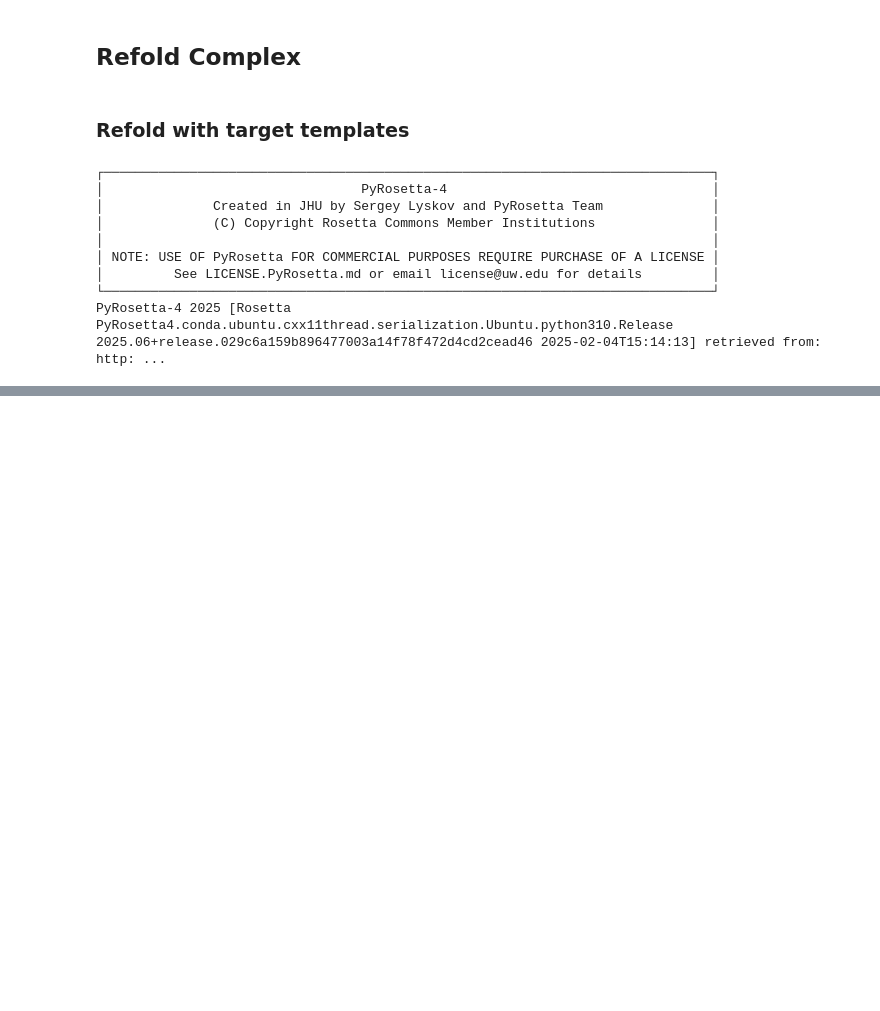
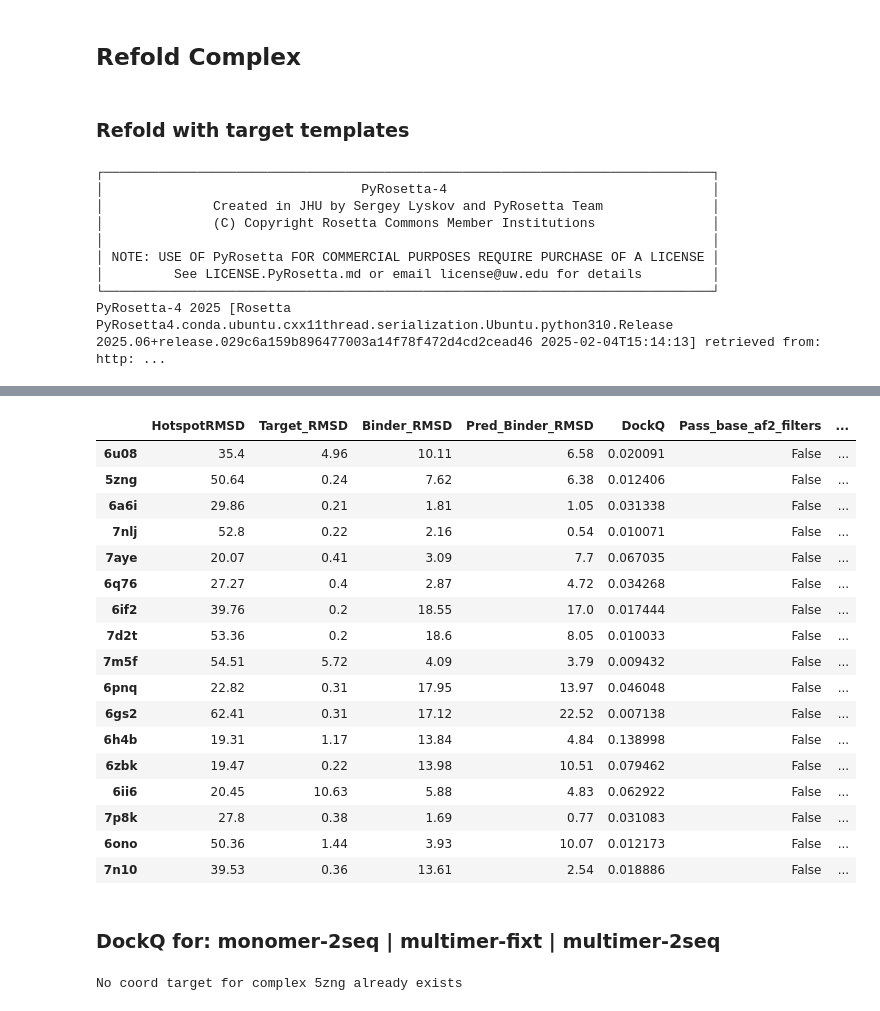
Before and after one commit to Tiffany-Xie/NXBindCraft, a Jupyter notebook: notebooks/complexRefold.ipynb, the cells around one changed output, grey strips where cells are left out. Saved outputs shown, nothing was run; the diff lists cells and outputs as text; code cells hidden in the pictures; blank space fills up the shorter version.

Commit message:
+ monomer 2seq

```diff
--- a/notebooks/complexRefold.ipynb
+++ b/notebooks/complexRefold.ipynb
@@ -38,7 +39,7 @@ params_path = '/hpf/projects/mtyers/ningrui//BindCraft'
 # %%
 num_recycles_validation = 3
 multimer_validation = False
-predicted_initial_guess = False
+predict_initial_guess = False
 predict_bigbang = False
 rm_template_seq_predict = False
 rm_template_sc_predict = False
@@ -59,16 +84,17 @@ for complex_name in complex_list:
     gt_complex_pdb = os.path.join(main_folder, 'myTrials/testRefold/Targets', complex_name+'.pdb')
     print(f'Complex: {complex_name}')
 
+    clear_mem()
     # compile complex prediction model
     complex_prediction_model = mk_af_model(protocol = 'binder',
                                         num_recycles = num_recycles_validation,
                                         data_dir = params_path,
                                         use_multimer = multimer_validation,
-                                        use_initial_guess = predicted_initial_guess,
+                                        use_initial_guess = predict_initial_guess,
                                         use_initial_atom_pos = predict_bigbang)
 
     complex_prediction_model.prep_inputs(pdb_filename=target_pdb,
-                                     chain='A',
+                                     chain=target_chain,
                                      binder_len=len(binder_seq),
                                      rm_target_seq=rm_template_seq_predict,
                                      rm_target_sc=rm_template_sc_predict)
@@ -102,12 +128,14 @@ for complex_name in complex_list:
         best_complex_pred_model = max(pass_af2_keys, key=lambda k: complex_statistics[k]['pLDDT'])
     else:
         best_complex_pred_model = max(complex_statistics, key=lambda k: complex_statistics[k]['pLDDT'])
+    rmsd_df.loc[complex_name, 'Best_complex_model'] = best_complex_pred_model
 
     best_complex_pdb = os.path.join(main_folder, 'myTrials/testRefold', 'refoldPDB/refold', f'{complex_name}_model{best_complex_pred_model}.pdb')
     if not os.path.exists(best_complex_pdb):
         print('Predicted complex structure not exists')
     else:
-        rmsd_site = unaligned_rmsd(gt_complex_pdb, best_complex_pred_model, binder_chain, 'B')
+        # unaligned RMSD to determine if binder is in the desinged binding site
+        rmsd_site = unaligned_rmsd(gt_complex_pdb, best_complex_pdb, binder_chain, 'B')
         target_rmsd = target_pdb_rmsd(best_complex_pdb, target_pdb, target_chain)
 
     rmsd_df.loc[complex_name, 'HotspotRMSD'] = rmsd_site
@@ -125,6 +153,7 @@ for complex_name in complex_list:
                                    prediction_models=binder_prediction_models)
 
     best_binder_pred_model = max(binder_statistics, key=lambda k: binder_statistics[k]['pLDDT'])
+    rmsd_df.loc[complex_name, 'Best_binder_model'] = best_binder_pred_model
     best_binder_pdb = os.path.join(main_folder, "myTrials/testRefold", 'refoldPDB/refold_binder', f'{complex_name}_binder_model{best_binder_pred_model}.pdb')
     if not os.path.exists(best_binder_pdb):
         print('Predicted binder alone structure not exists')
@@ -132,6 +161,17 @@ for complex_name in complex_list:
         rmsd_binder = unaligned_rmsd(gt_complex_pdb, best_binder_pdb, binder_chain, 'A')
 
     rmsd_df.loc[complex_name, 'Binder_RMSD'] = rmsd_binder
+
+    ### get dockQ value
+    model = load_PDB(best_complex_pdb)
+    native = load_PDB(gt_complex_pdb)
+
+    # native:model
+    chain_map = {target_chain:'A', binder_chain:'B'}
+    dockq_out = run_on_all_native_interfaces(model, native, chain_map=chain_map)
+    rmsd_df.loc[complex_name, 'DockQ'] = dockq_out[-1]
+    print(f'DockQ Value = { dockq_out[-1]}')
+    ### get dockQ value
 
     # get rmsd between predicted binder alone vs. predicted complex binder (NOTE: structure only)
     # 1: align complex binder with predicted binder
@@ -143,0 +221,21 @@ for complex_name in complex_list:
+# %%
+rmsd_df
+# %% [output]
+|  | HotspotRMSD | Target_RMSD | Binder_RMSD | Pred_Binder_RMSD | DockQ | Pass_base_af2_filters | ... |
+| 6u08 | 35.4 | 4.96 | 10.11 | 6.58 | 0.020091 | False | ... |
+| 5zng | 50.64 | 0.24 | 7.62 | 6.38 | 0.012406 | False | ... |
+| 6a6i | 29.86 | 0.21 | 1.81 | 1.05 | 0.031338 | False | ... |
+| 7nlj | 52.8 | 0.22 | 2.16 | 0.54 | 0.010071 | False | ... |
+| 7aye | 20.07 | 0.41 | 3.09 | 7.7 | 0.067035 | False | ... |
+| 6q76 | 27.27 | 0.4 | 2.87 | 4.72 | 0.034268 | False | ... |
+| 6if2 | 39.76 | 0.2 | 18.55 | 17.0 | 0.017444 | False | ... |
+| 7d2t | 53.36 | 0.2 | 18.6 | 8.05 | 0.010033 | False | ... |
+| 7m5f | 54.51 | 5.72 | 4.09 | 3.79 | 0.009432 | False | ... |
+| 6pnq | 22.82 | 0.31 | 17.95 | 13.97 | 0.046048 | False | ... |
+| 6gs2 | 62.41 | 0.31 | 17.12 | 22.52 | 0.007138 | False | ... |
+| 6h4b | 19.31 | 1.17 | 13.84 | 4.84 | 0.138998 | False | ... |
+| 6zbk | 19.47 | 0.22 | 13.98 | 10.51 | 0.079462 | False | ... |
+| 6ii6 | 20.45 | 10.63 | 5.88 | 4.83 | 0.062922 | False | ... |
+| 7p8k | 27.8 | 0.38 | 1.69 | 0.77 | 0.031083 | False | ... |
+| 6ono | 50.36 | 1.44 | 3.93 | 10.07 | 0.012173 | False | ... |
+| 7n10 | 39.53 | 0.36 | 13.61 | 2.54 | 0.018886 | False | ... |
@@ -143,0 +244,2 @@ for complex_name in complex_list:
+# %% [markdown]
+### DockQ for: monomer-2seq | multimer-fixt | multimer-2seq
@@ -143,0 +272,20 @@ for complex_name in complex_list:
+# %%
+# generate target pdb with atom coordinate set to 0, 0, 0
+for complex_name in complex_list:
+    target_pdb = os.path.join(targets_path, f'{complex_name}_target.pdb')
+    if not os.path.exists(target_pdb):
+        print(f'Warnin: the target of complex {complex_name} has not been separated yet')
+        continue
+    target_nocoord_pdb = os.path.join(targets_path, f'{complex_name}_target_nocoord.pdb')
+    if os.path.exists(target_nocoord_pdb):
+        print(f'No coord target for complex {complex_name} already exists')
+        continue
+
+    target = PDB.PDBParser().get_structure('target', target_pdb)
+    for a in target.get_atoms():
+        a.coord = np.array([0., 0., 0.])
+    io = PDBIO()
+    io.set_structure(target)
+    io.save(target_nocoord_pdb)
+# %% [output]
+No coord target for complex 5zng already exists
```
Also changed, not shown: parts of 17 cells of this notebook, 2 other files.
